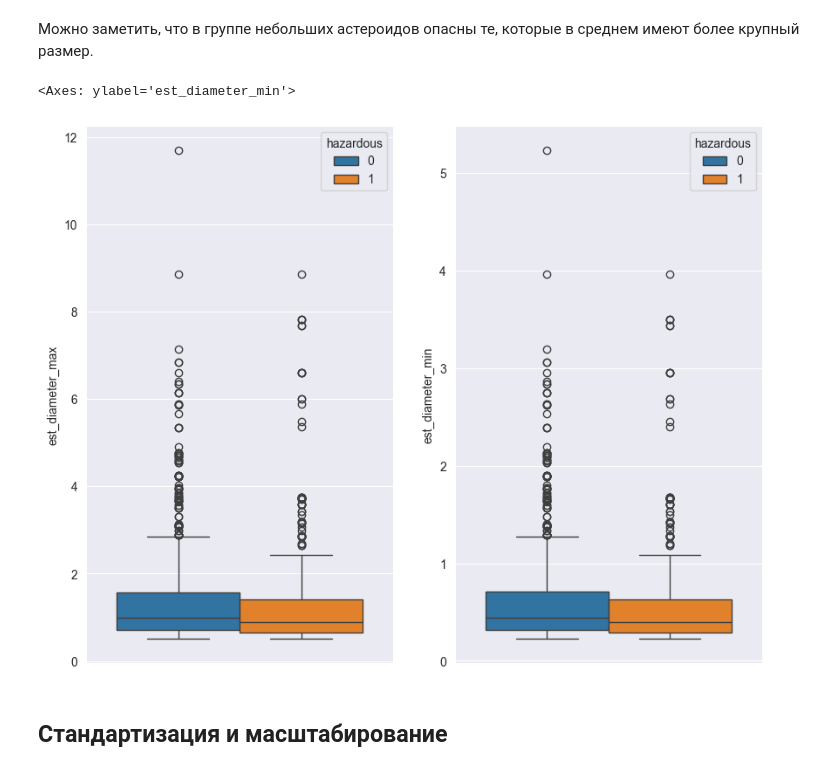
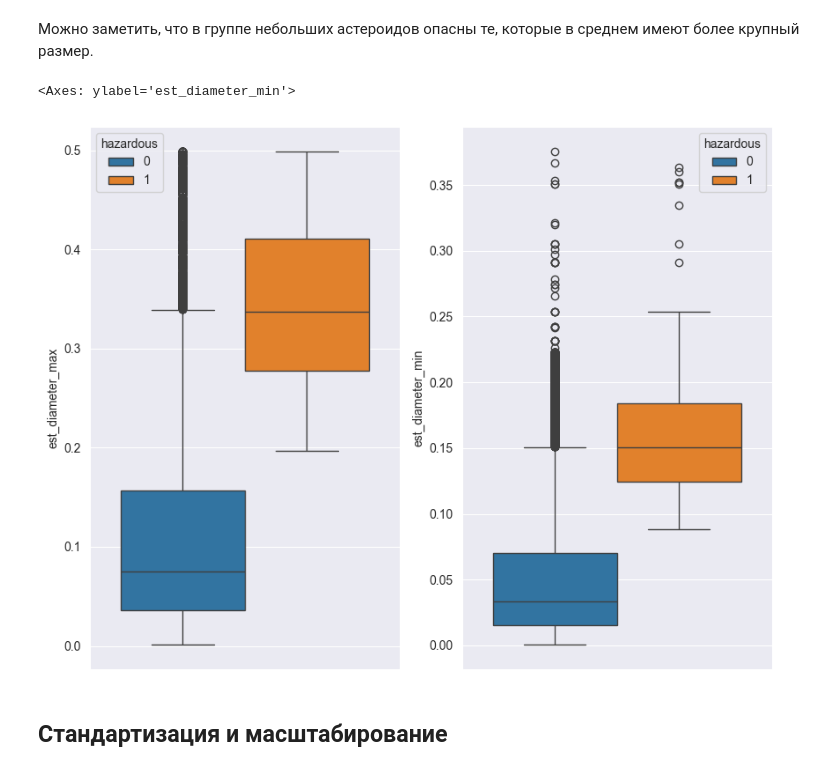
Before and after one commit to stwz13/ml, a Jupyter notebook: lab1_neo.ipynb, the cells around one changed output. Drawn from its saved outputs; the diff is of its cells as text; code cells hidden in the pictures.

```diff
--- a/lab1_neo.ipynb
+++ b/lab1_neo.ipynb
@@ -358,14 +358,14 @@ sns.scatterplot(small_magnitude, y="absolute_magnitude", x="relative_velocity",
 # %% [markdown]
 Можно заметить, что в группе небольших астероидов опасны те, которые в среднем имеют более крупный размер.
 # %%
-fast_objects = data[(data["est_diameter_max"] <= 0.5) & (data["est_diameter_min"] <= 0.5)]
+small_objects = data[(data["est_diameter_max"] <= 0.5) & (data["est_diameter_min"] <= 0.5)]
 
 fig, ax = plt.subplots(1, 2, figsize = (10, 8))
 sns.boxplot(small_objects, y="est_diameter_max", ax=ax[0], hue="hazardous")
 sns.boxplot(small_objects, y="est_diameter_min", ax=ax[1], hue="hazardous")
 # %% [output]
 <Axes: ylabel='est_diameter_min'>
-[figure, old version]
+[figure, new version]
 # %% [markdown]
 ## Стандартизация и масштабирование
 # %% [markdown]
```
